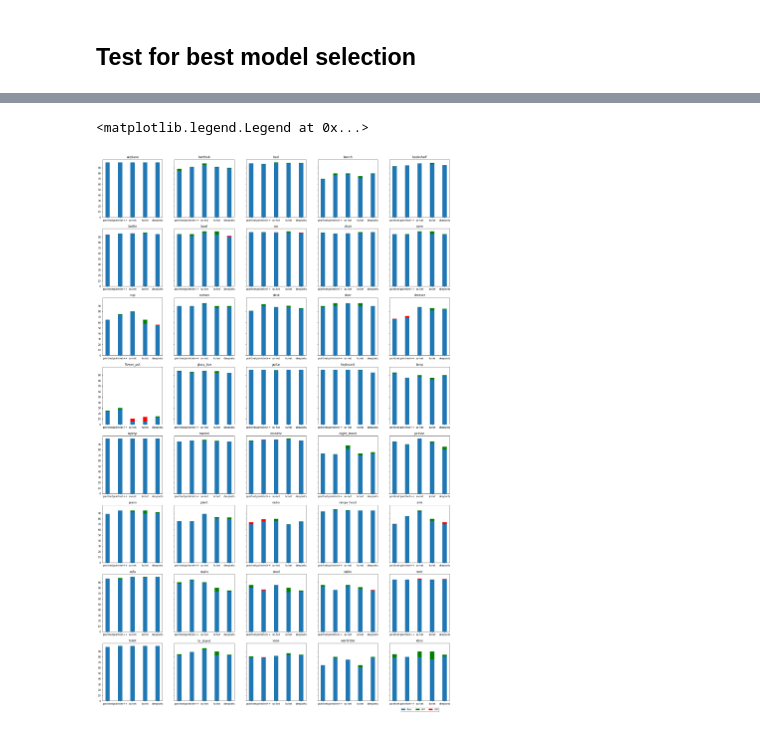
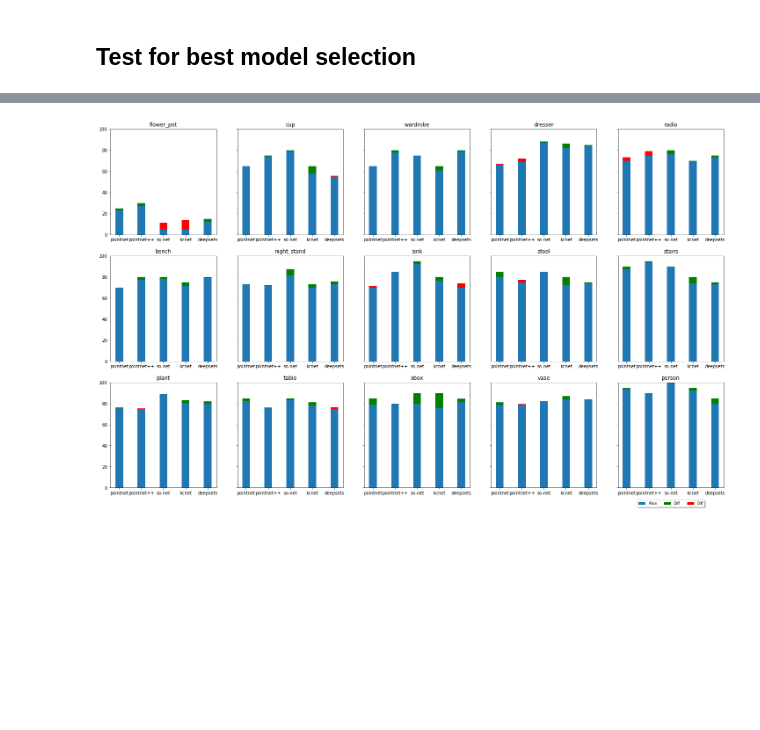
Before and after one commit to dkoguciuk/ensemble_learning_for_point_clouds, a Jupyter notebook: analysis.ipynb, the cells around one changed output, grey strips where cells are left out. Drawn from its saved outputs; the diff is of its cells as text; code cells hidden in the pictures; blank space fills up the shorter version.

```diff
--- a/analysis.ipynb
+++ b/analysis.ipynb
@@ -271,36 +271,46 @@ Caclutaing deepsets
+# %%
+min_values = []
+for c in range(num_cols):
+    for r in range(num_rows):
+        idx = c + num_cols * r
+        class_plain_mean = [100 * acc_stats_base_models[x][1]['class_accs'][idx]['mean'] for x in BASE_MODELS]
+        class_ensemble_mean = [100 * acc_stats_base_models[x][10]['class_accs'][idx]['mean'] for x in BASE_MODELS]
+        min_values.append((CLASS_NAMES[idx], idx, min(class_ensemble_mean + class_plain_mean)))
+min_values = sorted(min_values, key=lambda x: x[-1])
+low_acc_classes = sorted(min_values[:15], key=lambda x: x[1])
+high_acc_classes = sorted(min_values[15:], key=lambda x: x[1])
 # %%
-N = 5
-menMeans = (20, 35, 30, 35, 27)
-womenMeans = (25, 32, 34, 20, 25)
-menStd = (2, 3, 4, 1, 2)
-womenStd = (3, 5, 2, 3, 3)
-ind = np.arange(len(BASE_MODELS))    # the x locations for the groups
-width = 0.35       # the width of the bars: can also be len(x) sequence
+def draw_class_accs(acc_classes_list, y_lim):
+    ind = np.arange(len(BASE_MODELS))    # the x locations for the groups
+    width = 0.35       # the width of the bars: can also be len(x) sequence
 
-num_rows = 8
-num_cols = 5
-f, axes = plt.subplots(num_rows, num_cols, sharey=True, figsize=(25, 40))
-plt.setp(axes, xticks=ind, xticklabels=BASE_MODELS, yticks=range(0,100, 10))
+    num_cols = 5
+    num_rows = int(len(acc_classes_list) / num_cols)
+    f, axes = plt.subplots(num_rows, num_cols, sharey=True, figsize=(25, 5 * num_rows))
+    plt.setp(axes, xticks=ind, xticklabels=BASE_MODELS, yticks=range(y_lim[0],y_lim[1] + 1, int((y_lim[1]-y_lim[0])/5)))
 
-for c in range(num_cols):
-    for r in range(num_rows):
-        idx = c + num_cols * r
-        class_plain_mean = [100 * acc_stats_base_models[x][1]['class_accs'][idx]['mean'] for x in BASE_MODELS]
-        # class_plain_stddev = [acc_stats_base_models[x][1]['class_accs'][idx]['stddev'] for x in BASE_MODELS]
-        class_ensemble_mean = [100 * acc_stats_base_models[x][10]['class_accs'][idx]['mean'] for x in BASE_MODELS]
-        diff = [class_ensemble_mean[x] - class_plain_mean[x] for x in range(len(class_plain_mean))]
-        diff_up = [x if x > 0 else 0 for x in diff]
-        diff_down = [x if x < 0 else 0 for x in diff]
-        axes[r][c].bar(ind, class_plain_mean, width, label='Plain')
-        axes[r][c].bar(ind, diff_up, width,
-                     bottom=class_plain_mean, label='Diff', color='g')
-        axes[r][c].bar(ind, diff_down, width,
-                     bottom=class_plain_mean, label='Diff', color='r')
-        axes[r][c].set_title(CLASS_NAMES[idx])
+    for c in range(num_cols):
+        for r in range(num_rows):
+            tmp_idx = c + num_cols * r
+            idx = acc_classes_list[tmp_idx][1]
+            class_plain_mean = [100 * acc_stats_base_models[x][1]['class_accs'][idx]['mean'] for x in BASE_MODELS]
+            # class_plain_stddev = [acc_stats_base_models[x][1]['class_accs'][idx]['stddev'] for x in BASE_MODELS]
+            class_ensemble_mean = [100 * acc_stats_base_models[x][10]['class_accs'][idx]['mean'] for x in BASE_MODELS]
+            diff = [class_ensemble_mean[x] - class_plain_mean[x] for x in range(len(class_plain_mean))]
+            diff_up = [x if x > 0 else 0 for x in diff]
+            diff_down = [x if x < 0 else 0 for x in diff]
+            axes[r][c].bar(ind, class_plain_mean, width, label='Plain')
+            axes[r][c].bar(ind, diff_up, width,
+                         bottom=class_plain_mean, label='Diff', color='g')
+            axes[r][c].bar(ind, diff_down, width,
+                         bottom=class_plain_mean, label='Diff', color='r')
+            axes[r][c].set_title(CLASS_NAMES[idx])
+            axes[r][c].set_ylim(y_lim)
 
-plt.legend(loc='upper center',
-              bbox_to_anchor=(0.5, -0.1), prop={'size': 8},
-              fancybox=True, shadow=True, ncol=5)
+    plt.legend(loc='upper center',
+                  bbox_to_anchor=(0.5, -0.1), prop={'size': 8},
+                  fancybox=True, shadow=True, ncol=5)
+
+draw_class_accs(low_acc_classes, [0, 100])
 # %% [output]
-<matplotlib.legend.Legend at 0x...>
-[figure, old version]
+[figure, new version]
```
Also changed, not shown: parts of 2 cells of this notebook.
